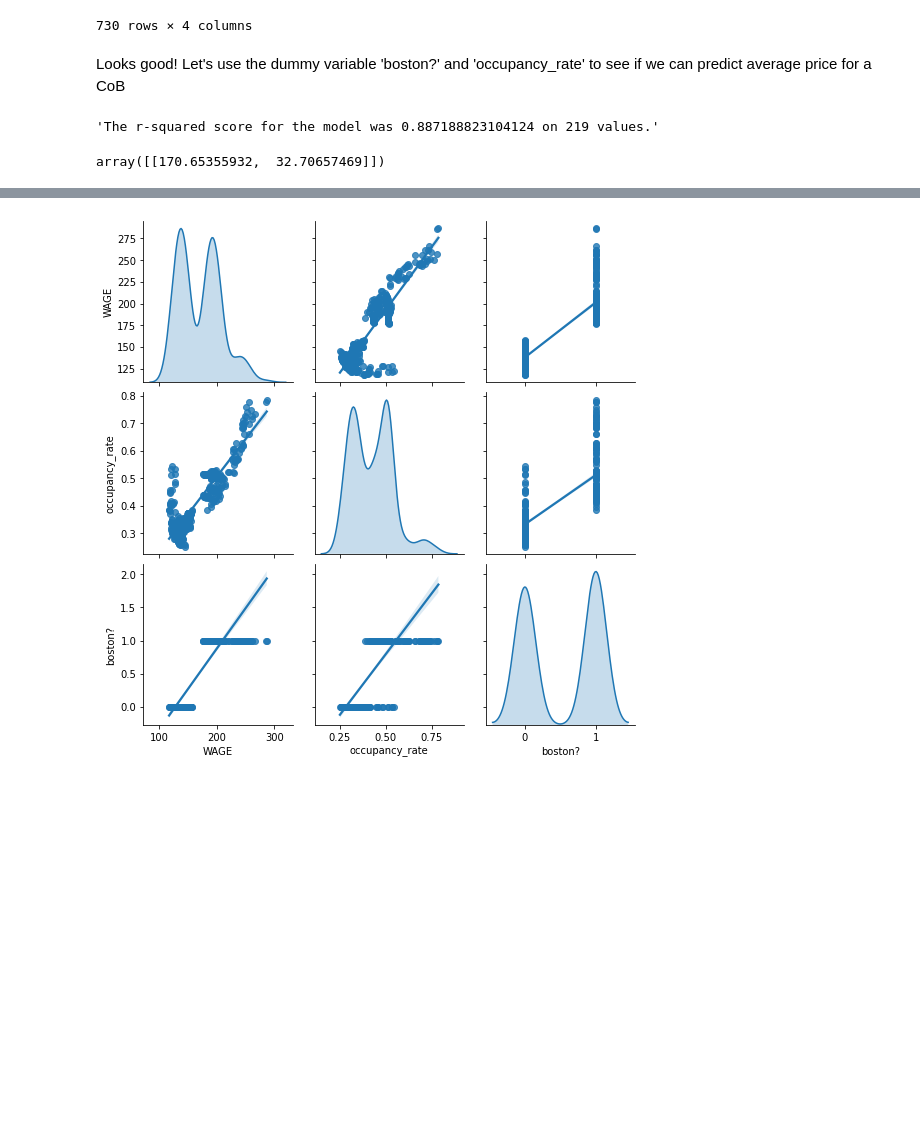
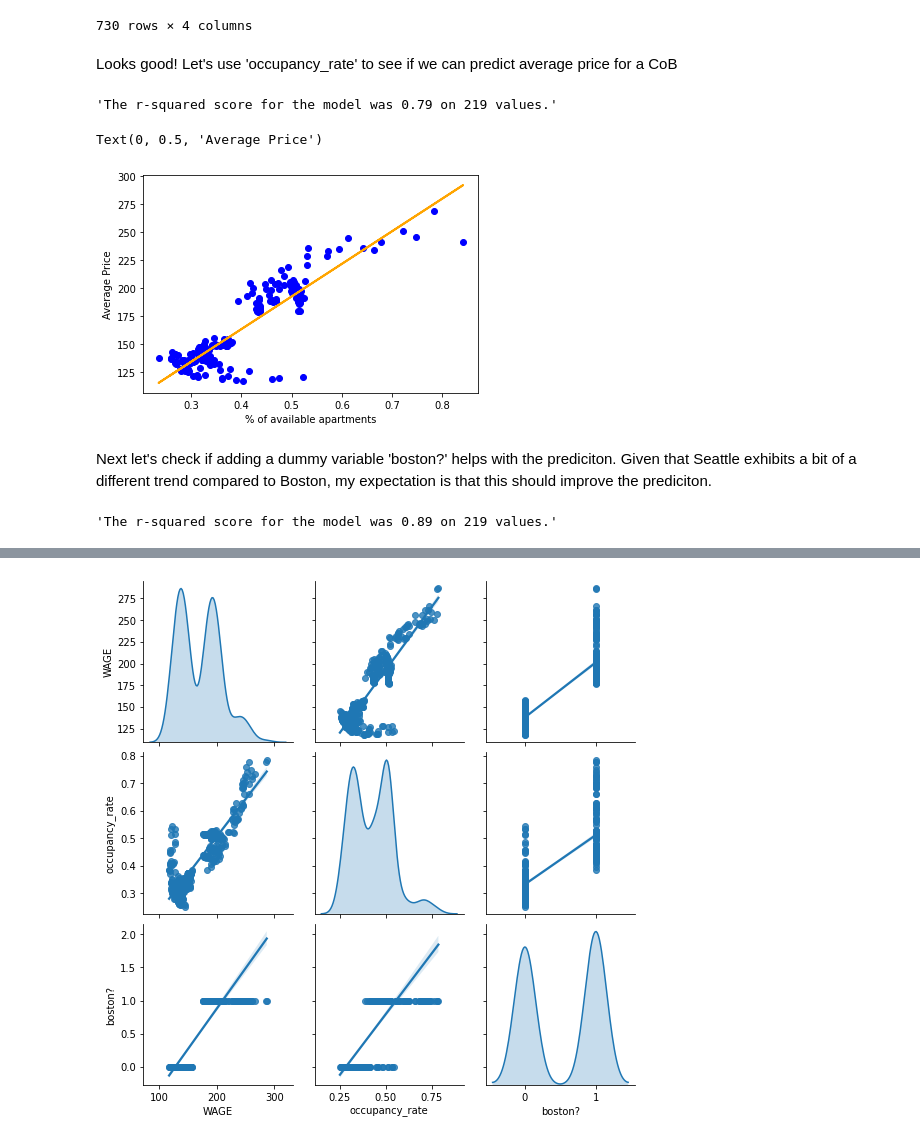
Before and after one commit to acp91/Analyze-AirBnB-Data, a Jupyter notebook: DataScience_Project1_v2.ipynb, the cells around one changed output, grey strips where cells are left out. Cells and saved outputs as stored; diff of their text form; code cells hidden in the pictures; blank space fills up the shorter version.

```diff
--- a/DataScience_Project1_v2.ipynb
+++ b/DataScience_Project1_v2.ipynb
@@ -337,7 +338,35 @@ df_calendar_regression
 | 729 | 2017-09-05 | 1 | 190.804553 | 0.497629 |
 730 rows × 4 columns
 # %% [markdown]
-Looks good! Let's use the dummy variable 'boston?' and 'occupancy_rate' to see if we can predict average price for a CoB
+Looks good! Let's use 'occupancy_rate' to see if we can predict average price for a CoB
+# %%
+# prepare data for the linear regression by create matrix for independent variables X and a vector y for dependent variable
+X = df_calendar_regression[['occupancy_rate']]
+y = df_calendar_regression[['average_price']]
+# split the data into train and test set
+X_train, X_test, y_train, y_test = train_test_split(X, y, test_size = .30, random_state=42)
+
+# run a linear regression model
+lm_model = LinearRegression(normalize=True) # Instantiate
+lm_model.fit(X_train, y_train) #Fit
+
+#Predict and score the model
+y_test_preds = lm_model.predict(X_test)
+# %%
+"The r-squared score for the model was {:.2f} on {} values.".format(r2_score(y_test, y_test_preds), len(y_test))
+# %% [output]
+'The r-squared score for the model was 0.79 on 219 values.'
+# %%
+# plotting regression line
+plt.scatter(X_test, y_test,  color='blue')
+plt.plot(X_test, y_test_preds, color='orange', linewidth=2)
+plt.xlabel('% of available apartments')
+plt.ylabel('Average Price')
+# %% [output]
+Text(0, 0.5, 'Average Price')
+[figure, added]
+# %% [markdown]
+Next let's check if adding a dummy variable 'boston?' helps with the prediciton. Given that Seattle exhibits a bit of a different trend compared to Boston, my expectation is that this should improve the prediciton.
 # %%
 # prepare data for the linear regression by create matrix for independent variables X and a vector y for dependent variable
 X = df_calendar_regression[['occupancy_rate', 'boston?']]
@@ -354,9 +383,5 @@ y_test_preds = lm_model.predict(X_test)
 # %%
-"The r-squared score for the model was {} on {} values.".format(r2_score(y_test, y_test_preds), len(y_test))
+"The r-squared score for the model was {:.2f} on {} values.".format(r2_score(y_test, y_test_preds), len(y_test))
 # %% [output]
-'The r-squared score for the model was 0.887188823104124 on 219 values.'
+'The r-squared score for the model was 0.89 on 219 values.'
-# %%
-lm_model.coef_
-# %% [output]
-array([[170.65355932,  32.70657469]])
 # %% [markdown]
```
Also changed, not shown: parts of 9 cells of this notebook.
